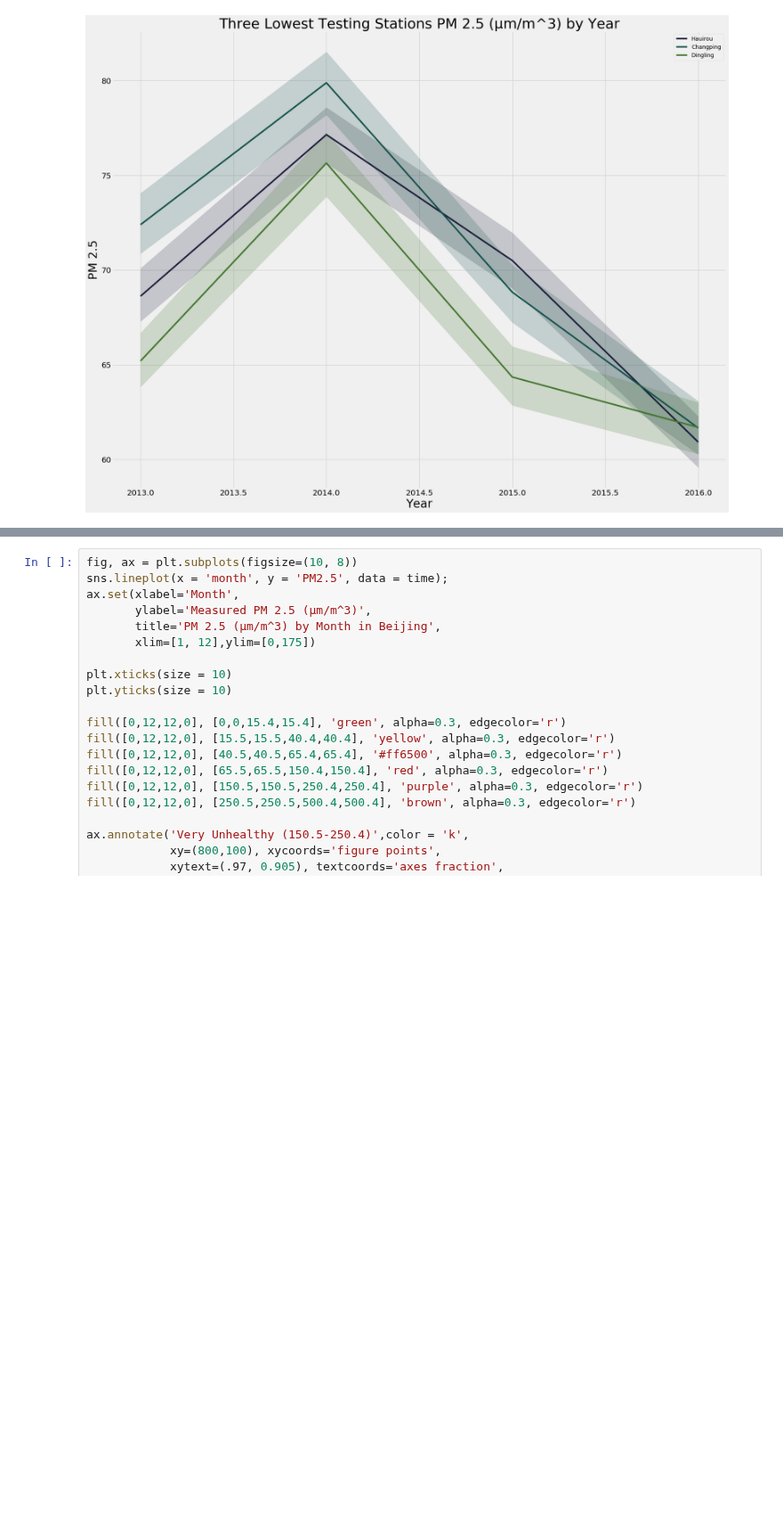
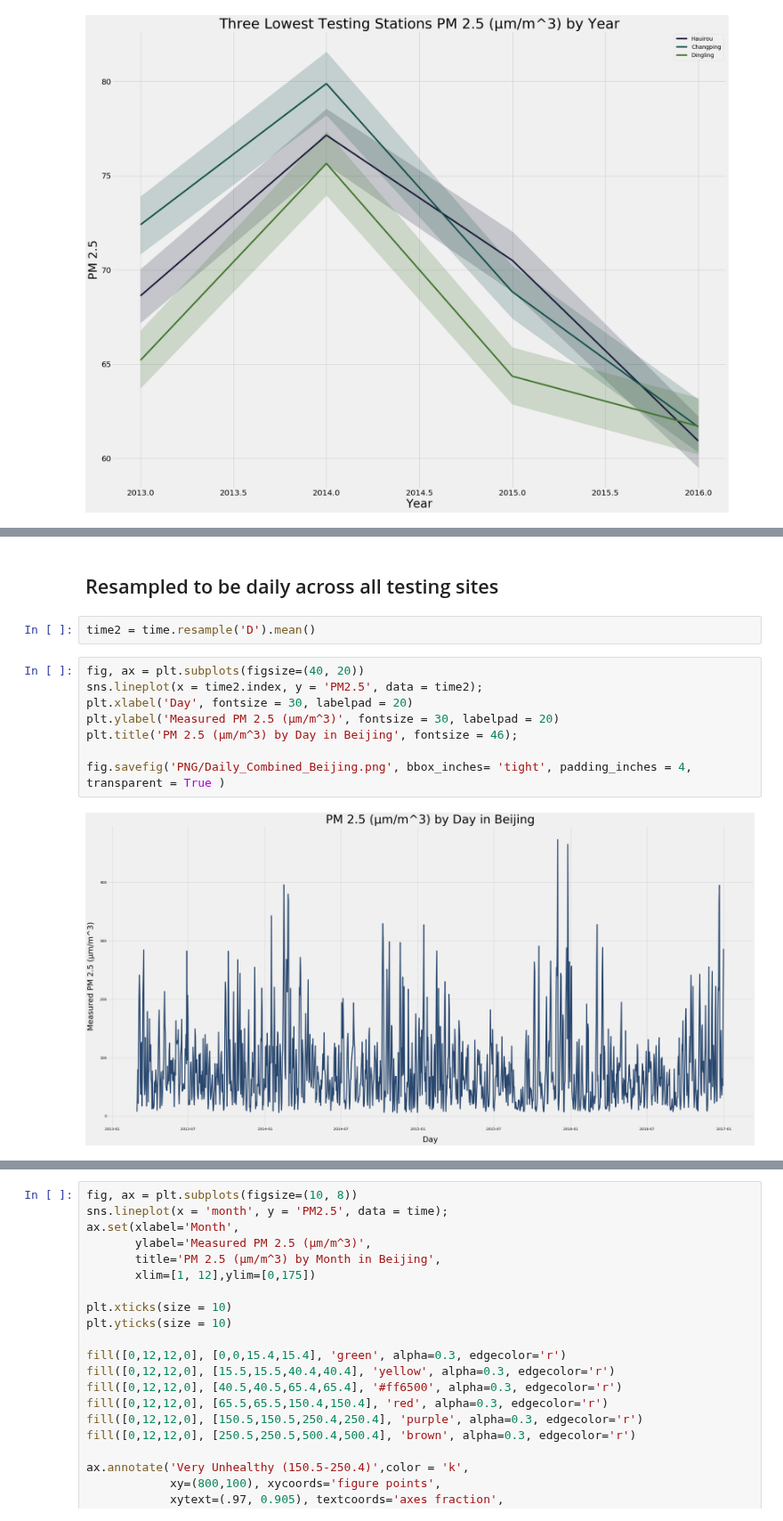
Before and after one commit to dolcikey/TimeSeriesForecasting_BeijingAirQuality, a Jupyter notebook: 002_EDA.ipynb, the cells around one changed output, grey strips where cells are left out. Shown at 89% size. Saved outputs shown, nothing was run; the diff lists cells and outputs as text; blank space fills up the shorter version.

```diff
--- a/002_EDA.ipynb
+++ b/002_EDA.ipynb
@@ -146,0 +169,14 @@ fig.savefig('PNG/PM25_low_station.png', bbox_inches= 'tight', padding_inches = 4
+# %% [markdown]
+## Resampled to be daily across all testing sites
+# %%
+time2 = time.resample('D').mean()
+# %%
+fig, ax = plt.subplots(figsize=(40, 20))
+sns.lineplot(x = time2.index, y = 'PM2.5', data = time2);
+plt.xlabel('Day', fontsize = 30, labelpad = 20)
+plt.ylabel('Measured PM 2.5 (μm/m^3)', fontsize = 30, labelpad = 20)
+plt.title('PM 2.5 (μm/m^3) by Day in Beijing', fontsize = 46);
+
+fig.savefig('PNG/Daily_Combined_Beijing.png', bbox_inches= 'tight', padding_inches = 4, transparent = True )
+# %% [output]
+[figure, added]
```
Also changed, not shown: parts of 33 cells of this notebook, 14 other files.
